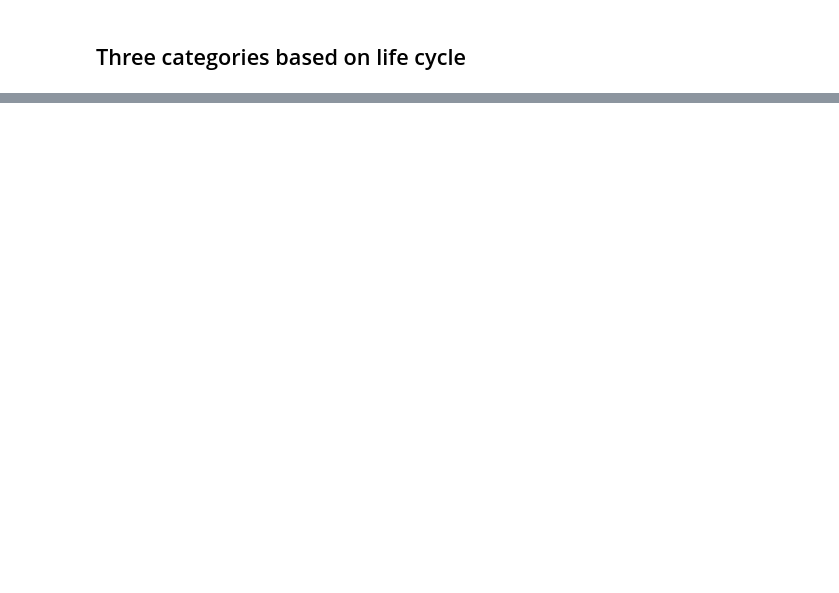
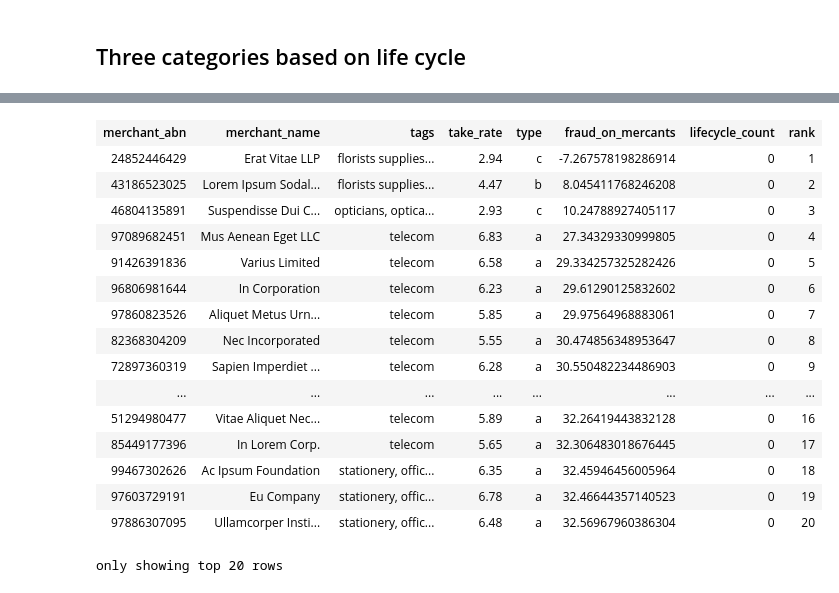
Before and after one commit to MAST30034-Applied-Data-Science/generic-buy-now-pay-later-project-group-24, a Jupyter notebook: models/rank_model.ipynb, the cells around one changed output, grey strips where cells are left out. Saved outputs shown, nothing was run; the diff lists cells and outputs as text; code cells hidden in the pictures; blank space fills up the shorter version.

Commit message:
livecycle rank model

```diff
--- a/models/rank_model.ipynb
+++ b/models/rank_model.ipynb
@@ -490,0 +562,11 @@ periodicity_product = [
+# %%
+from collections import defaultdict
+lifecycle_count = defaultdict()
+for type in No_clear_periodicity:
+    lifecycle_count[type] = 1
+
+for type in once_used:
+    lifecycle_count[type] = 2
+
+for type in periodicity_product:
+    lifecycle_count[type] = 0
@@ -490,0 +582,4 @@ periodicity_product = [
+# %%
+merchant_group_df['lifecycle_count'] = merchant_group_df.tags.apply(lambda x: lifecycle_count[x] )
+# %%
+merchant_group = merchant_group_df.to_spark()
@@ -490,0 +588,4 @@ periodicity_product = [
+# %%
+from pyspark.sql.window import Window
+fraud_on_mercants = Window.partitionBy("lifecycle_count").orderBy("fraud_on_mercants")
+rank = merchant_group.withColumn("rank",F.rank().over(fraud_on_mercants))
@@ -490,0 +610,20 @@ periodicity_product = [
+# %%
+rank.filter(F.col('lifecycle_count')==0)
+# %% [output]
+| merchant_abn | merchant_name | tags | take_rate | type | fraud_on_mercants | lifecycle_count | rank |
+| 24852446429 | Erat Vitae LLP | florists supplies... | 2.94 | c | -7.267578198286914 | 0 | 1 |
+| 43186523025 | Lorem Ipsum Sodal... | florists supplies... | 4.47 | b | 8.045411768246208 | 0 | 2 |
+| 46804135891 | Suspendisse Dui C... | opticians, optica... | 2.93 | c | 10.24788927405117 | 0 | 3 |
+| 97089682451 | Mus Aenean Eget LLC | telecom | 6.83 | a | 27.34329330999805 | 0 | 4 |
+| 91426391836 | Varius Limited | telecom | 6.58 | a | 29.334257325282426 | 0 | 5 |
+| 96806981644 | In Corporation | telecom | 6.23 | a | 29.61290125832602 | 0 | 6 |
+| 97860823526 | Aliquet Metus Urn... | telecom | 5.85 | a | 29.97564968883061 | 0 | 7 |
+| 82368304209 | Nec Incorporated | telecom | 5.55 | a | 30.474856348953647 | 0 | 8 |
+| 72897360319 | Sapien Imperdiet ... | telecom | 6.28 | a | 30.550482234486903 | 0 | 9 |
+| ... | ... | ... | ... | ... | ... | ... | ... |
+| 51294980477 | Vitae Aliquet Nec... | telecom | 5.89 | a | 32.26419443832128 | 0 | 16 |
+| 85449177396 | In Lorem Corp. | telecom | 5.65 | a | 32.306483018676445 | 0 | 17 |
+| 99467302626 | Ac Ipsum Foundation | stationery, offic... | 6.35 | a | 32.45946456005964 | 0 | 18 |
+| 97603729191 | Eu Company | stationery, offic... | 6.78 | a | 32.46644357140523 | 0 | 19 |
+| 97886307095 | Ullamcorper Insti... | stationery, offic... | 6.48 | a | 32.56967960386304 | 0 | 20 |
+only showing top 20 rows
```
Also changed, not shown: parts of 41 cells of this notebook.
